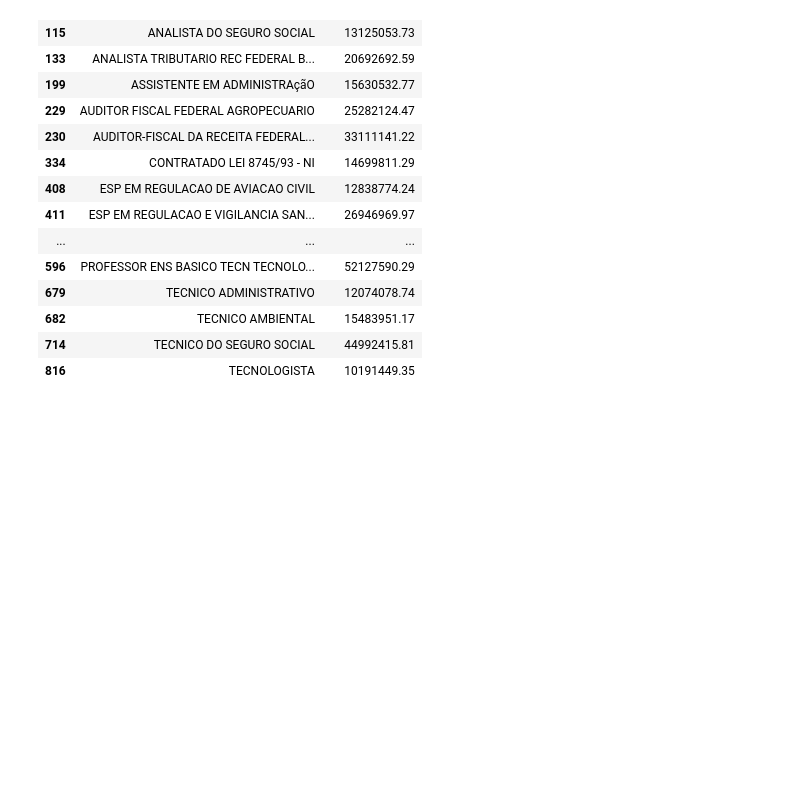
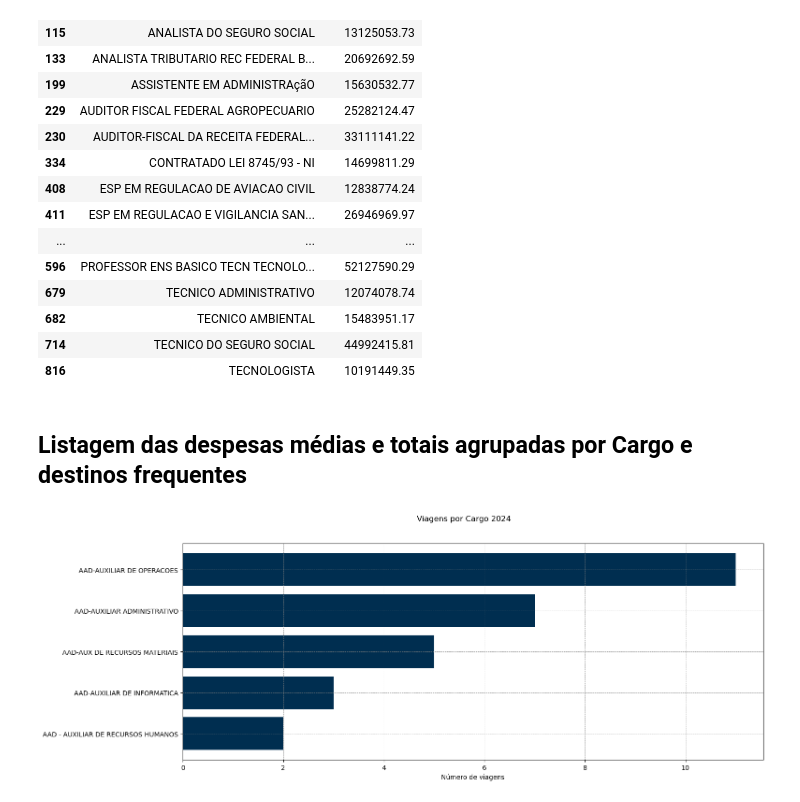
Before and after one commit to fhaelmarinho/analise_de_dados-portal_da_tranparencia, a Jupyter notebook: Governo Federal - Analise Dados de Viagem.ipynb, the cells around one changed output. Drawn from its saved outputs; the diff is of its cells as text; code cells hidden in the pictures; blank space fills up the shorter version.

```diff
--- a/Governo Federal - Analise Dados de Viagem.ipynb
+++ b/Governo Federal - Analise Dados de Viagem.ipynb
@@ -179,3 +179,19 @@ gastos_totais_por_cargo[gastos_totais_por_cargo['Despesas totais']> 10_000_000]
 | 682 | TECNICO AMBIENTAL | 15483951.17 |
 | 714 | TECNICO DO SEGURO SOCIAL | 44992415.81 |
 | 816 | TECNOLOGISTA | 10191449.35 |
+# %% [markdown]
+## Listagem das despesas médias e totais agrupadas por Cargo e destinos frequentes
+# %%
+df_final=(
+    df_viagens
+    .groupby("Cargo")
+    .agg(
+        despesa_media=("Despesas totais", "mean"),
+        despesas_totais=("Despesas totais", "sum"),
+        destino_mais_frequente=("Destinos", pd.Series.mode),
+        n_viagens=("Nome", "count")
+        )
+    .head(5)
+    .sort_values(by='n_viagens', ascending=True)
+    .reset_index()
+    )
@@ -181,0 +200,10 @@ gastos_totais_por_cargo[gastos_totais_por_cargo['Despesas totais']> 10_000_000]
+# %%
+fig, ax = plt.subplots(figsize=(16,6))
+ax.barh(df_final["Cargo"], df_final["n_viagens"], color="#002e50")
+fig.suptitle("Viagens por Cargo 2024")
+plt.grid(color="gray", linestyle="--", linewidth=0.5)
+plt.xlabel("Número de viagens")
+
+plt.show()
+# %% [output]
+[figure, added]
```
Also changed, not shown: parts of 3 cells of this notebook.
